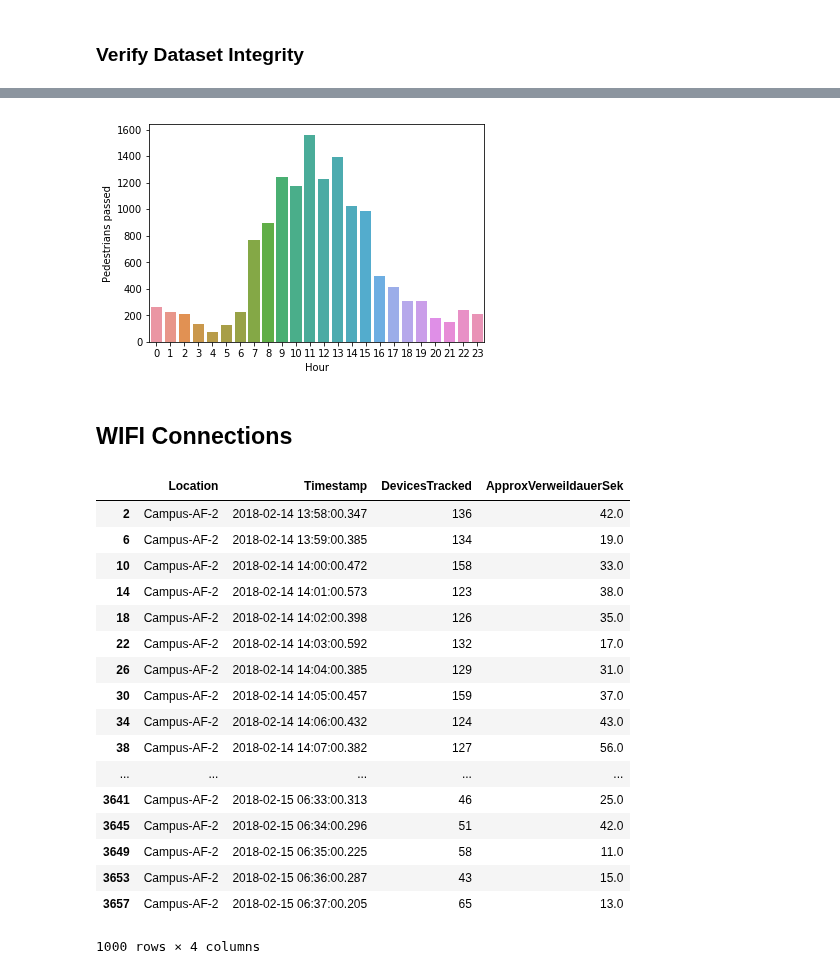
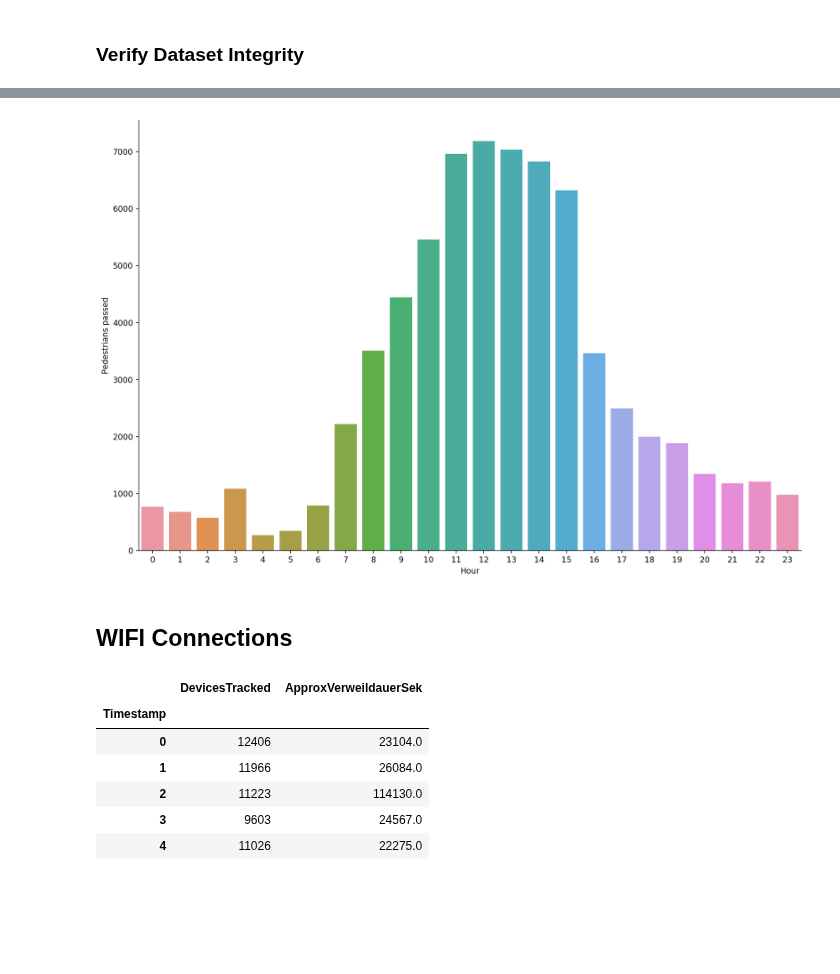
Before and after one commit to RichStone/htw-data-science-university-project, a Jupyter notebook: data_analysis.ipynb, the cells around one changed output, grey strips where cells are left out. Drawn from its saved outputs; the diff is of its cells as text; code cells hidden in the pictures; blank space fills up the shorter version.

```diff
--- a/data_analysis.ipynb
+++ b/data_analysis.ipynb
@@ -84,6 +84,11 @@ zu alle : 1 Korellation mit Zeit prüfen
 		Stosszeiten ermitteln und gegenbeispiel untersuchen. siehe 2
 		Normalverteilt? siehe 2
 # %%
+# get default size onboard
+%pylab inline
+pylab.rcParams['figure.figsize'] = (15, 10)
+pylab.rcParams['figure.dpi'] = 200
+
 import pandas as pd
 import matplotlib.pyplot as plt
 import seaborn as sns
@@ -394,44 +388,33 @@ Or there might be different Entries to the building...
 # %%
-# times = pd.to_datetime(df_pedestrians_IN_tel.Timestamp)
-# pd.DatetimeIndex(times).hour
-
-times = pd.DatetimeIndex(df_pedestrians_IN_af.Timestamp)
-grouped = df_pedestrians_IN_af.groupby([times.hour])
-print(times)
+times = pd.DatetimeIndex(df_pedestrians.Timestamp)
+grouped = df_pedestrians.groupby([times.hour])
 grouped_direction_count = grouped['Direction'].count()
 grouped_direction_count.get('Direction')
 # %%
 hist_in_out_pedestrians = sns.barplot(x=grouped_direction_count.index, y=grouped_direction_count.values)
 hist_in_out_pedestrians.set(xlabel='Hour', ylabel='Pedestrians passed')
 sns.distplot
+plt.gca().spines['right'].set_visible(False)
+plt.gca().spines['top'].set_visible(False)
 plt.show()
 # %% [output]
-[figure, old version]
+[figure, new version]
 # %% [markdown]
 ## WIFI Connections
 # %%
 df_wifi_original = pd.read_csv('data/wifi.csv', sep=" ")
 df_wifi = df_wifi_original
 df_wifi['Timestamp'] = pd.to_datetime(df_wifi['Timestamp'].astype(int), unit='ms')
-df_wifi.head(100)
-df_wifi_af2 = df_wifi[df_wifi['Location'] == 'Campus-AF-2']
-df_wifi_af2.head(1000)
+
+wifi_times = df_wifi['Timestamp']
+wifi_grouped_sum = df_wifi.groupby([wifi_times.dt.hour]).sum()
+
+wifi_grouped_sum.head()
 # %% [output]
-|  | Location | Timestamp | DevicesTracked | ApproxVerweildauerSek |
-| 2 | Campus-AF-2 | 2018-02-14 13:58:00.347 | 136 | 42.0 |
-| 6 | Campus-AF-2 | 2018-02-14 13:59:00.385 | 134 | 19.0 |
-| 10 | Campus-AF-2 | 2018-02-14 14:00:00.472 | 158 | 33.0 |
-| 14 | Campus-AF-2 | 2018-02-14 14:01:00.573 | 123 | 38.0 |
-| 18 | Campus-AF-2 | 2018-02-14 14:02:00.398 | 126 | 35.0 |
-| 22 | Campus-AF-2 | 2018-02-14 14:03:00.592 | 132 | 17.0 |
-| 26 | Campus-AF-2 | 2018-02-14 14:04:00.385 | 129 | 31.0 |
-| 30 | Campus-AF-2 | 2018-02-14 14:05:00.457 | 159 | 37.0 |
-| 34 | Campus-AF-2 | 2018-02-14 14:06:00.432 | 124 | 43.0 |
-| 38 | Campus-AF-2 | 2018-02-14 14:07:00.382 | 127 | 56.0 |
-| ... | ... | ... | ... | ... |
-| 3641 | Campus-AF-2 | 2018-02-15 06:33:00.313 | 46 | 25.0 |
-| 3645 | Campus-AF-2 | 2018-02-15 06:34:00.296 | 51 | 42.0 |
-| 3649 | Campus-AF-2 | 2018-02-15 06:35:00.225 | 58 | 11.0 |
-| 3653 | Campus-AF-2 | 2018-02-15 06:36:00.287 | 43 | 15.0 |
-| 3657 | Campus-AF-2 | 2018-02-15 06:37:00.205 | 65 | 13.0 |
+|  | DevicesTracked | ApproxVerweildauerSek |
+| Timestamp |  |  |
+| 0 | 12406 | 23104.0 |
+| 1 | 11966 | 26084.0 |
+| 2 | 11223 | 114130.0 |
+| 3 | 9603 | 24567.0 |
+| 4 | 11026 | 22275.0 |
-1000 rows × 4 columns
```
Also changed, not shown: parts of 17 cells of this notebook, 2 other files.
